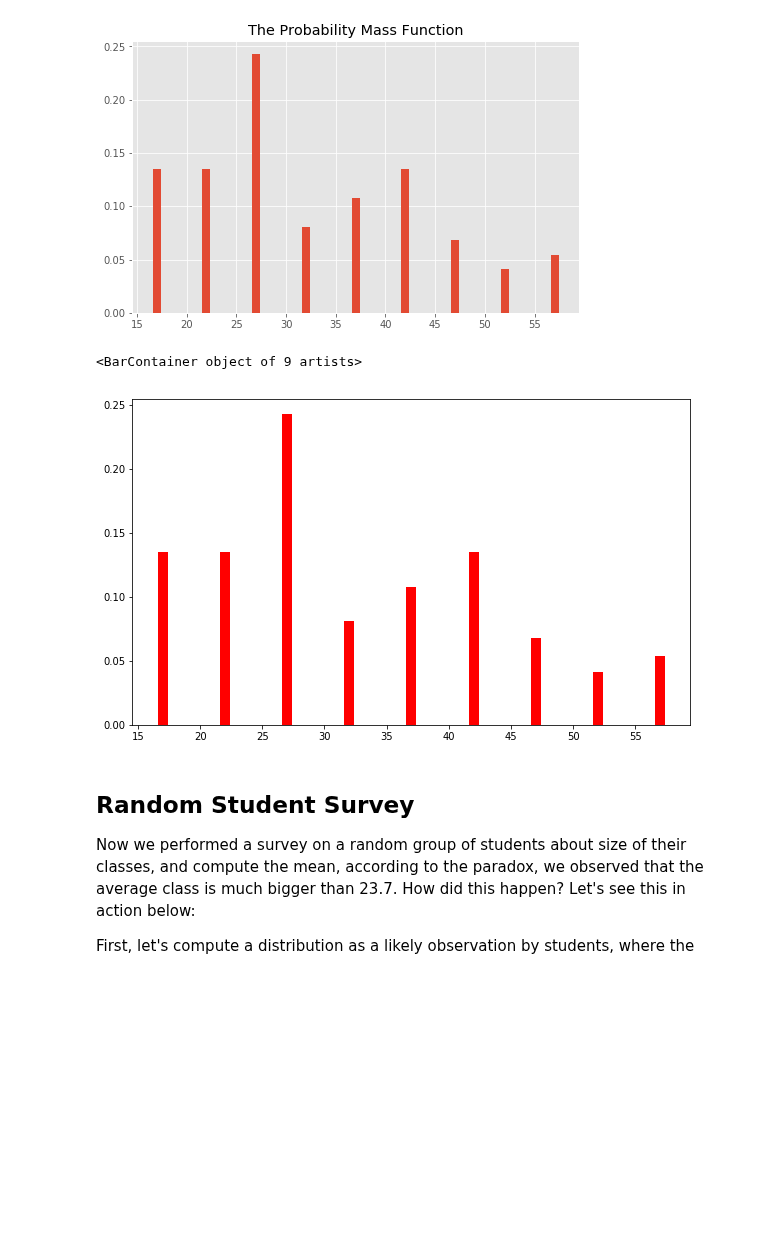
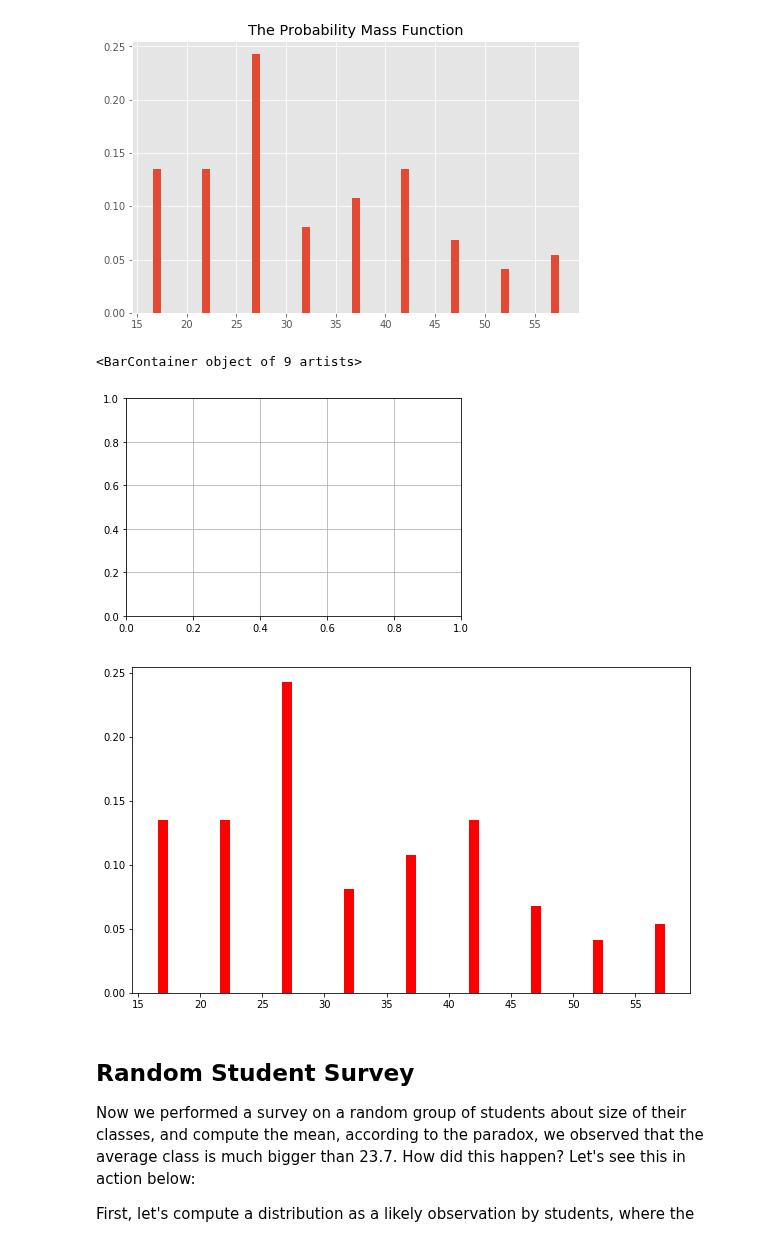
Before and after one commit to ortsed/dsc-probability-mass-function-lab-dc-ds-career-042219, a Jupyter notebook: index.ipynb, the cells around one changed output. Cells and saved outputs as stored; diff of their text form; code cells hidden in the pictures; blank space fills up the shorter version.

```diff
--- a/index.ipynb
+++ b/index.ipynb
@@ -97,13 +97,15 @@ So according to the campus manager, the average class size is 27. This makes a l
 # %%
 import matplotlib.pyplot as plt
 %matplotlib inline
 fig, ax = plt.subplots()
+ax.grid()
 fig = plt.figure(figsize=(10,6))
 
 plt.bar(sizes, pmf, color="r")
 # %% [output]
 <BarContainer object of 9 artists>
-[figure, old version]
+[figure, new version]
+[figure, added]
 # %% [markdown]
 ## Random Student Survey
 
```
